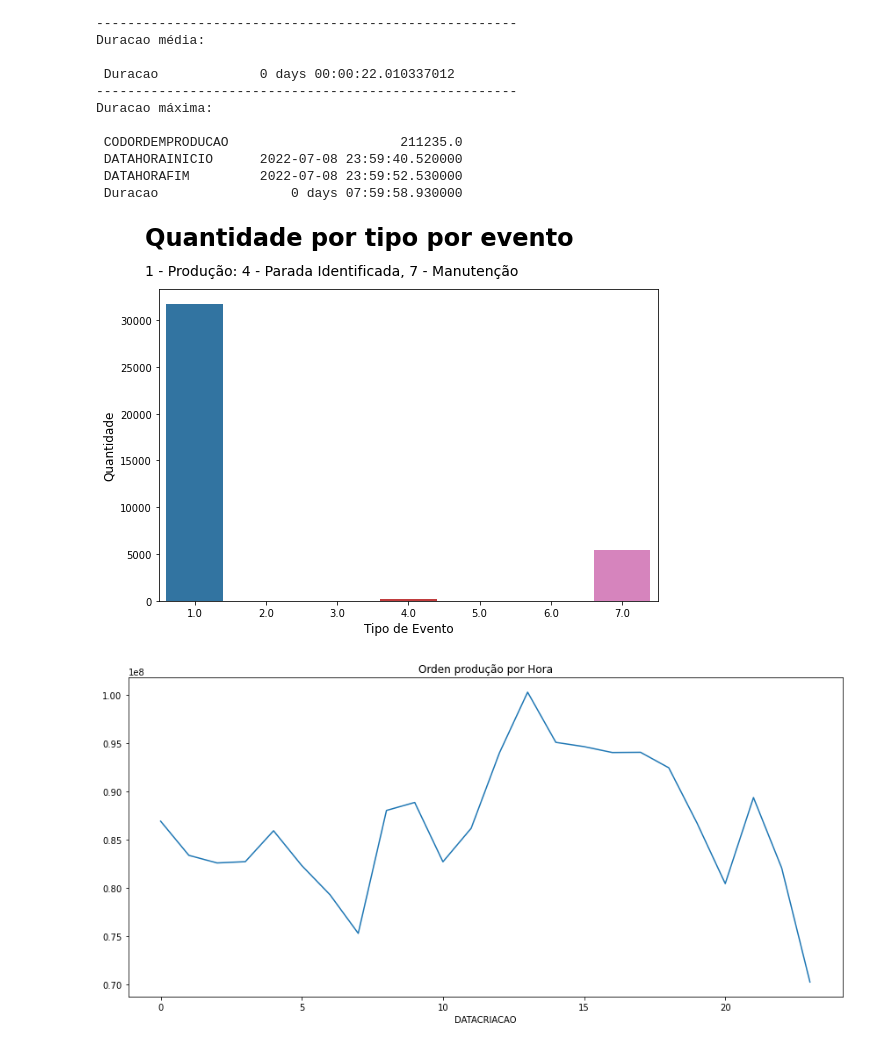
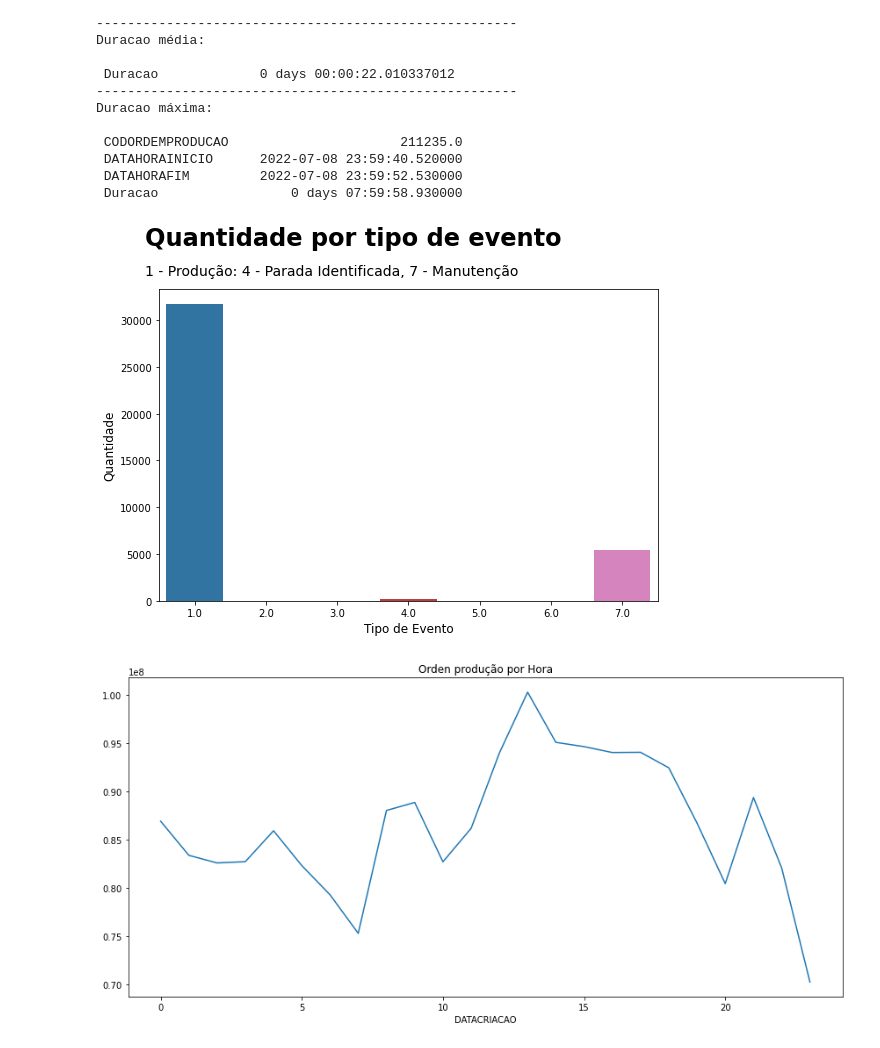
Before and after one commit to villani31/DataSets, a Jupyter notebook: Analise_Tnah.ipynb, the cells around one changed output. Cells and saved outputs as stored; diff of their text form; code cells hidden in the pictures.

```diff
--- a/Analise_Tnah.ipynb
+++ b/Analise_Tnah.ipynb
@@ -158,15 +162,15 @@ Duracao máxima:
 # %%
 #
 fig, ax = plt.subplots(figsize=(8,6))
 sns.countplot(data=df_rc, x='IDEVENTOTIPO', ax=ax)
 # titulo
-ax.text(-0.7,37990, 'Quantidade por tipo por evento', fontsize=24, fontweight='bold')
+ax.text(-0.7,37990, 'Quantidade por tipo de evento', fontsize=24, fontweight='bold')
 ax.text(-0.7,34850, '1 - Produção: 4 - Parada Identificada, 7 - Manutenção', fontsize=14)
 plt.xlabel('Tipo de Evento', size=12)
 plt.ylabel('Quantidade', size=12)
 plt.tight_layout()
 # %% [output]
-[figure, old version]
+[figure, new version]
 # %%
 fig, ax = plt.subplots(figsize=(12,6))
 df_rc.groupby(df_rc['DATACRIACAO'].dt.hour)['CODORDEMPRODUCAO'].sum().plot.line()
```
Also changed, not shown: parts of 2 cells of this notebook.
